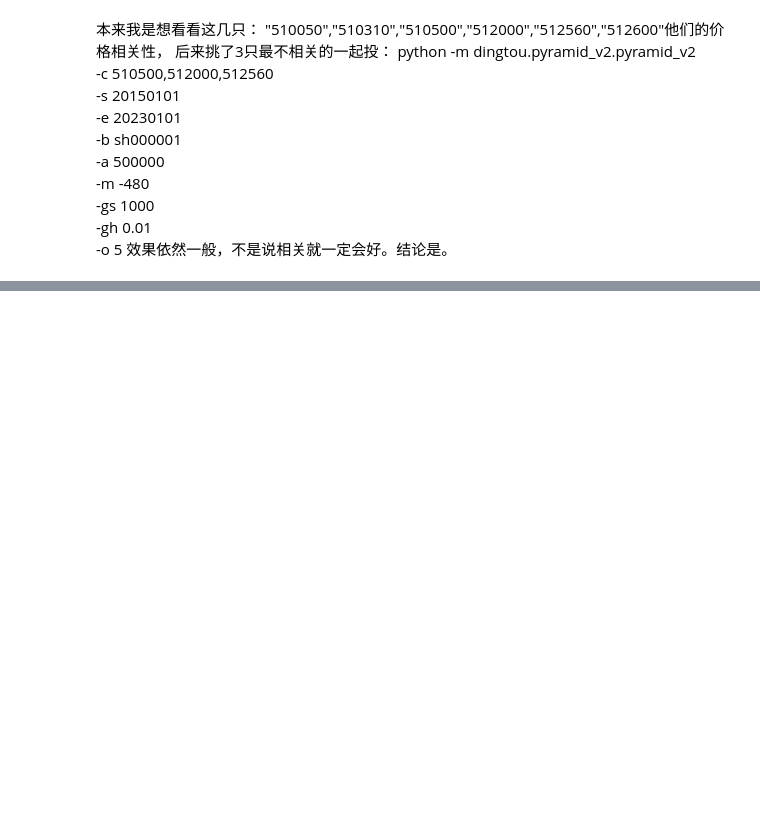
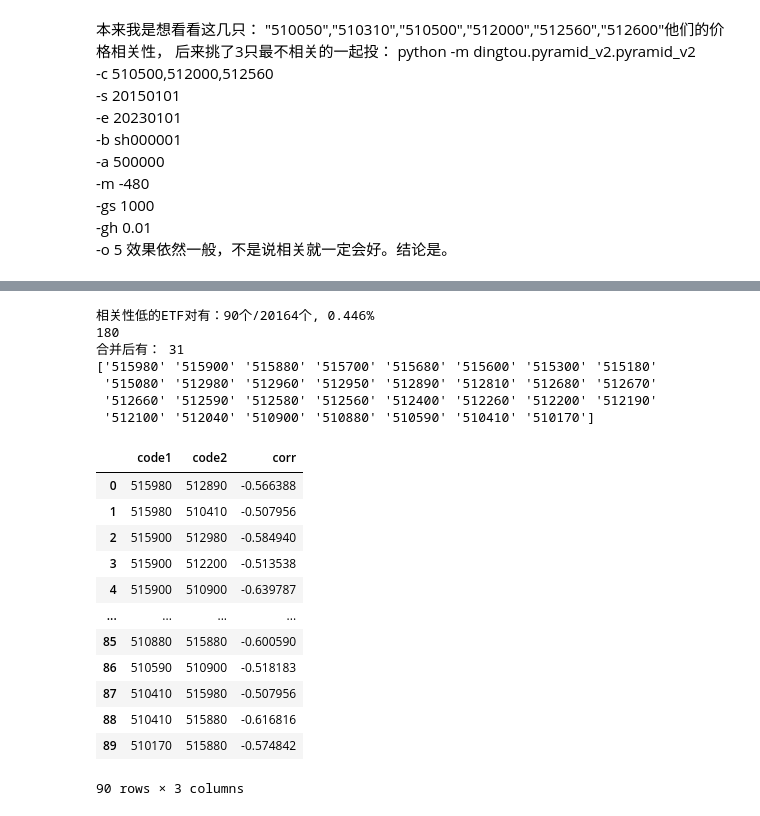
Before and after one commit to webclinic017/quant_research, a Jupyter notebook: dingtou/research/不同etf之间的相关性分析.ipynb, the cells around one changed output, grey strips where cells are left out. Cells and saved outputs as stored; diff of their text form; code cells hidden in the pictures; blank space fills up the shorter version.

```diff
--- a/dingtou/research/不同etf之间的相关性分析.ipynb
+++ b/dingtou/research/不同etf之间的相关性分析.ipynb
@@ -89,0 +158,46 @@ dfs[0].drop(columns=['code'])
+# %%
+import pandas as pd
+import numpy as np
+df_valid = pd.DataFrame()
+cols = df_corr.columns
+
+df_corr_select = df_corr[df_corr<-0.5]
+
+for index, row in df_corr_select.iterrows():
+        for i,corr in enumerate(row):
+            if not np.isnan(corr):
+                df_valid = df_valid.append({'code1':index,'code2':cols[i],'corr':corr},ignore_index=True)
+
+
+print("相关性低的ETF对有：%d个/%d个, %.3f%%" % (
+    len(df_valid),
+    len(cols)*len(cols),
+    len(df_valid)*100/(len(cols)*len(cols))))
+
+# 合并code和code2
+df_codes = df_valid.code1.append(df_valid.code2)
+print(len(df_codes))
+print("合并后有：",len(df_codes.unique()))
+print(df_codes.unique())
+df_valid
+# %% [output]
+相关性低的ETF对有：90个/20164个, 0.446%
+180
+合并后有： 31
+['515980' '515900' '515880' '515700' '515680' '515600' '515300' '515180'
+ '515080' '512980' '512960' '512950' '512890' '512810' '512680' '512670'
+ '512660' '512590' '512580' '512560' '512400' '512260' '512200' '512190'
+ '512100' '512040' '510900' '510880' '510590' '510410' '510170']
+|  | code1 | code2 | corr |
+| 0 | 515980 | 512890 | -0.566388 |
+| 1 | 515980 | 510410 | -0.507956 |
+| 2 | 515900 | 512980 | -0.584940 |
+| 3 | 515900 | 512200 | -0.513538 |
+| 4 | 515900 | 510900 | -0.639787 |
+| ... | ... | ... | ... |
+| 85 | 510880 | 515880 | -0.600590 |
+| 86 | 510590 | 510900 | -0.518183 |
+| 87 | 510410 | 515980 | -0.507956 |
+| 88 | 510410 | 515880 | -0.616816 |
+| 89 | 510170 | 515880 | -0.574842 |
+90 rows × 3 columns
```
Also changed, not shown: parts of 12 cells of this notebook, 10 other files.
